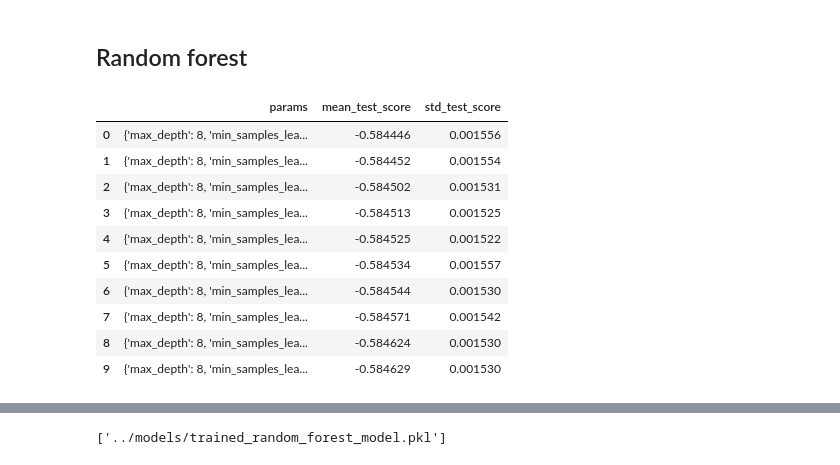
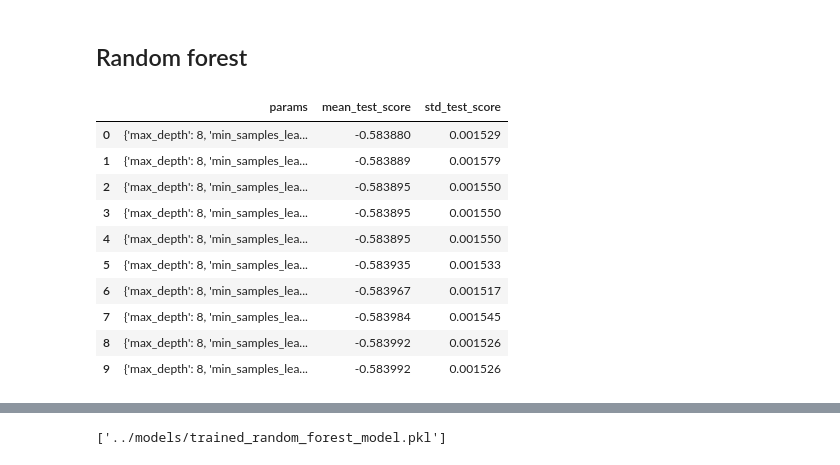
Before and after one commit to JakubWalczak1/tennis_project, a Jupyter notebook: jupyter_notebooks/02_model_development.ipynb, the cells around one changed output, grey strips where cells are left out. Cells and saved outputs as stored; diff of their text form; code cells hidden in the pictures.

```diff
--- a/jupyter_notebooks/02_model_development.ipynb
+++ b/jupyter_notebooks/02_model_development.ipynb
@@ -185,13 +183,11 @@ view_corr(X_train)
 # In match based features it turns out that count of wins or matches played by player is more importent that good ratio.
 # It makes sense because tournaments are always played in play-off system so the better player will always play more matches.
 # After testing different combinations I removed features in a way to balance minimizing correlation and maximizing model performance.
-# I decided to leave both 'rank_points_p12' and 'matches_3yrs_p12' in the model despite quite high correlation because in theory
-# those features are very different because 'matches_3yrs_p12' doesn't take into considerantion tournament's prestige.
+# I decided to leave both 'rank_points_p12' and 'matches_5yrs_p12' in the model despite quite high correlation because in theory
+# those features are very different because 'matches_5yrs_p12' doesn't take into considerantion tournament's prestige.
 # (also it is below 0.7 so this correlation is acceptable)
-X_train_log_reg, X_test_log_reg = remove_feature(X_train, X_test, ['ratio_5yrs_p12', 'wins_5yrs_p12',
-                                                                   'direct_ratio_5yrs_p12', 'surface_wins_5yrs_p12',
-                                                                   'surface_matches_5yrs_p12', '3_mths_wins_p12',
-                                                                   'ratio_pts_3yrs_p12'])
+X_train_log_reg, X_test_log_reg = remove_feature(X_train, X_test, ['ratio_5yrs_p12', 'wins_5yrs_p12', 'surface_wins_5yrs_p12',
+                                                                   'surface_matches_5yrs_p12', '3_mths_wins_p12', 'ratio_pts_3yrs_p12'])
 
 # Training second model.
 log_reg1, w1 = train_and_coefficients(X_train_log_reg, y_train)
@@ -348,41 +325,40 @@ joblib.dump(log_reg_C38, '../models/trained_logistic_regression_model.pkl')
 # %%
 # Regularization.
 # Testing different parameters with random search method (grid search method is too computationally complex for random forest).
 
 # I'm using features from X_train_log_reg - so all features minus features that were strongly correlated. So for now I'm also using features
 # that had really low coeffitients in logistic regression. I'll remove appropriate features after checking feature importance in random forest.
 param_distribs = {
-                  'n_estimators': randint(low=250, high=350),
                   'max_depth': randint(low=7, high=9),
                   'min_samples_leaf': randint(low=130, high=170)
                   }
 
 def best_params(X, my_n_iter, my_scoring='neg_log_loss'):
-    rnd_search = RandomizedSearchCV(RandomForestClassifier(random_state=42, n_jobs=-1), param_distributions=param_distribs, cv=5,
+    rnd_search = RandomizedSearchCV(RandomForestClassifier(n_estimators=300, random_state=42, n_jobs=-1), param_distributions=param_distribs, cv=5,
                                     n_iter=my_n_iter, scoring=my_scoring, random_state=42)
     rnd_search.fit(X, y_train)
     cv_results = rnd_search.cv_results_
     results_df = pd.DataFrame(cv_results)
     top_10 = results_df[['params', 'mean_test_score', 'std_test_score']].sort_values(by='mean_test_score', ascending=False).reset_index(drop=True).head(10)
     display(top_10)
     return rnd_search.best_params_, top_10.loc[1, 'params']
 
 pd.set_option('display.max_colwidth', 80)
 
 # For now I'm using the same features as in the best logistic regression model.
 log_loss_best_params, log_loss_second_params = best_params(X_train_log_reg, 50)
 # %% [output]
 |  | params | mean_test_score | std_test_score |
-| 0 | {'max_depth': 8, 'min_samples_lea... | -0.584446 | 0.001556 |
-| 1 | {'max_depth': 8, 'min_samples_lea... | -0.584452 | 0.001554 |
-| 2 | {'max_depth': 8, 'min_samples_lea... | -0.584502 | 0.001531 |
-| 3 | {'max_depth': 8, 'min_samples_lea... | -0.584513 | 0.001525 |
-| 4 | {'max_depth': 8, 'min_samples_lea... | -0.584525 | 0.001522 |
-| 5 | {'max_depth': 8, 'min_samples_lea... | -0.584534 | 0.001557 |
-| 6 | {'max_depth': 8, 'min_samples_lea... | -0.584544 | 0.001530 |
-| 7 | {'max_depth': 8, 'min_samples_lea... | -0.584571 | 0.001542 |
-| 8 | {'max_depth': 8, 'min_samples_lea... | -0.584624 | 0.001530 |
-| 9 | {'max_depth': 8, 'min_samples_lea... | -0.584629 | 0.001530 |
+| 0 | {'max_depth': 8, 'min_samples_lea... | -0.583880 | 0.001529 |
+| 1 | {'max_depth': 8, 'min_samples_lea... | -0.583889 | 0.001579 |
+| 2 | {'max_depth': 8, 'min_samples_lea... | -0.583895 | 0.001550 |
+| 3 | {'max_depth': 8, 'min_samples_lea... | -0.583895 | 0.001550 |
+| 4 | {'max_depth': 8, 'min_samples_lea... | -0.583895 | 0.001550 |
+| 5 | {'max_depth': 8, 'min_samples_lea... | -0.583935 | 0.001533 |
+| 6 | {'max_depth': 8, 'min_samples_lea... | -0.583967 | 0.001517 |
+| 7 | {'max_depth': 8, 'min_samples_lea... | -0.583984 | 0.001545 |
+| 8 | {'max_depth': 8, 'min_samples_lea... | -0.583992 | 0.001526 |
+| 9 | {'max_depth': 8, 'min_samples_lea... | -0.583992 | 0.001526 |
 # %%
 # Function to create and train random forest model.
 def train_forest(X, y, params_variable):
```
Also changed, not shown: parts of 15 cells of this notebook, 6 other files.
